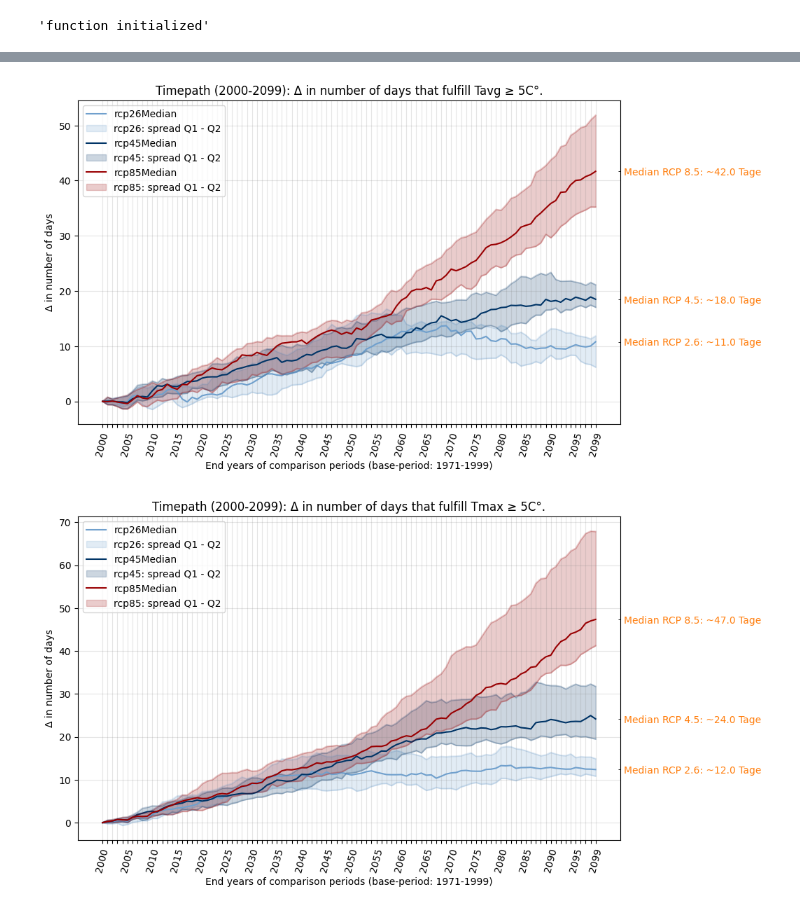
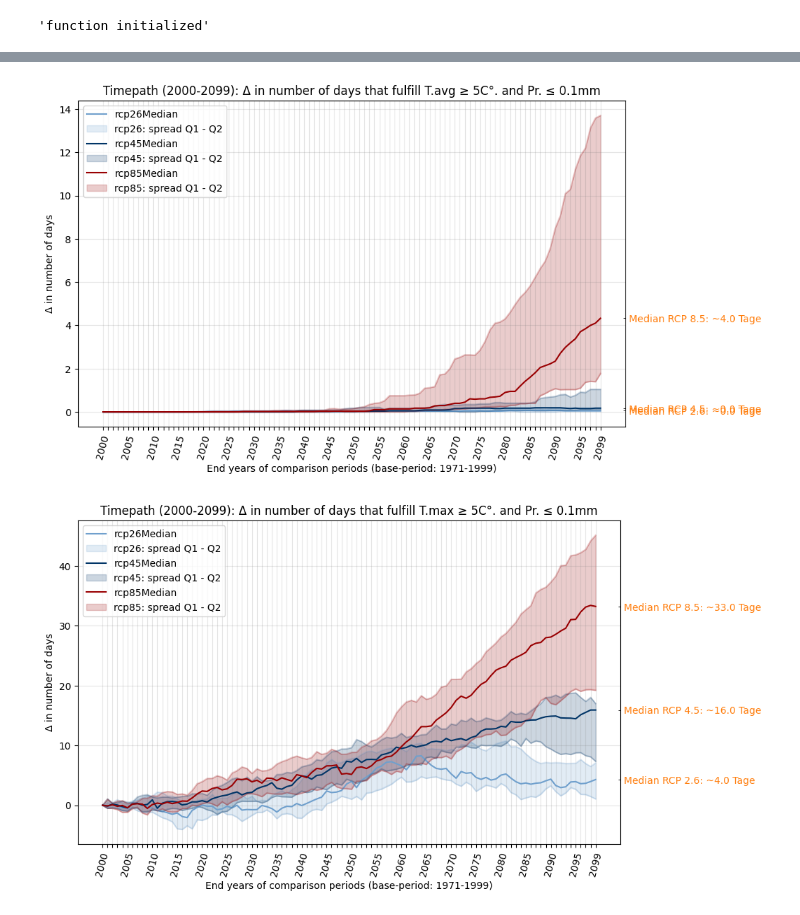
Before and after one commit to laurenzlauffer/Asys2_Klimaprojektionen_Analyse, a Jupyter notebook: Moelltal_Klimaprojektionen_07.02.2023.ipynb, the cells around one changed output, grey strips where cells are left out. Saved outputs shown, nothing was run; the diff lists cells and outputs as text; code cells hidden in the pictures.

Commit message:
final edits on timepath-function

```diff
--- a/Moelltal_Klimaprojektionen_07.02.2023.ipynb
+++ b/Moelltal_Klimaprojektionen_07.02.2023.ipynb
@@ -395,7 +395,7 @@ def filter_values(voi, ind_val, which='both', p2_lower_bound = 2071, p2_upper_bo
             rel_t_var = rel_t_var # relevant temperature variable (whether this var should take into account
                                   # certain pr.-levels)
             indicator_1 = ind_val # C°.
-            indicator_pr = 1 # mm (kg/m^2)  --> fixed value
+            indicator_pr = 0.1 # mm (kg/m^2)  --> fixed value
             indicator_2 = 26
 
         if voi != 0:
@@ -458,7 +458,7 @@ def filter_values(voi, ind_val, which='both', p2_lower_bound = 2071, p2_upper_bo
                             for value in range(len(langes_dict[year][var][rcp][model_index])):
 
                                 if ((langes_dict[year][var][rcp][model_index][value] >= indicator_1) and
-                                    ((langes_dict[year][2][rcp][model_index][value] < indicator_pr))): # --> precipitation condition for rel_t_var
+                                    ((langes_dict[year][2][rcp][model_index][value] <= indicator_pr))): # --> precipitation condition for rel_t_var
                                     period_dict[year][var][rcp][model_index].append(langes_dict[year][var][rcp][model_index][value])
 
                 if (voi != 0) or ((voi == 0) and (var != rel_t_var)):
@@ -491,7 +491,7 @@ def filter_values(voi, ind_val, which='both', p2_lower_bound = 2071, p2_upper_bo
                                 if (((voi == 0) and (var == 2)) or (voi == 3)):
                                     indicator = indicator_pr
 
-                                    if (langes_dict[year][var][rcp][model_index][value] < indicator):
+                                    if (langes_dict[year][var][rcp][model_index][value] <= indicator):
 #                                         print(indicator, [year],[var],[rcp],[model_index],[value], langes_dict[year][var][rcp][model_index][value])
                                         period_dict[year][var][rcp][model_index].append(langes_dict[year][var][rcp][model_index][value])
 
@@ -512,7 +512,7 @@ filter_values(0,26,which='p1',rel_t_var=0,init=True)
 # %% [output]
 'function initialized'
 # %%
-period_1 = filter_values(0,5,'p1', rel_t_var=0, init=False)[1]
+period_1 = filter_values(0,5,'p1', rel_t_var=1, init=False)[1]
 # %%
 # 8
 
@@ -577,19 +577,28 @@ def calculate_averages(voi, ind_val, which='both', p2_lower_bound = 2071, p2_upp
                 for model in range(model_range):
                     period_1_model_temp_list = []
                     period_2_model_temp_list = []
+#                     number_of_zero_values_p_1 = 0
+#                     number_of_zero_values_p_2 = 0
 
                     for year_p_1 in range(1971,2000):
                         year_p_2 = year_p_1 + 100
                         year_p_2 = p2_lower_bound + (year_p_1 - 1971)
 
-#                         if (len(period_1[year_p_1][var][rcp][model]) != 0):
-                        period_1_model_temp_list.append(len(period_1[year_p_1][var][rcp][model]))
+                        if (len(period_1[year_p_1][var][rcp][model]) != 0):
+                            period_1_model_temp_list.append(len(period_1[year_p_1][var][rcp][model]))
+                        if (len(period_1[year_p_1][var][rcp][model]) == 0):
+                            period_1_model_temp_list.append(0)
+#                             number_of_zero_values_p_1 = number_of_zero_values_p_1 + 1
 
-#                         if (len(period_2[year_p_2][var][rcp][model]) != 0):
-                        period_2_model_temp_list.append(len(period_2[year_p_2][var][rcp][model]))
+                        if (len(period_2[year_p_2][var][rcp][model]) != 0):
+                            period_2_model_temp_list.append(len(period_2[year_p_2][var][rcp][model]))
+                        if (len(period_2[year_p_2][var][rcp][model]) == 0):
+                            period_2_model_temp_list.append(0)
+#                             number_of_zero_values_p_2 = number_of_zero_values_p_2 + 1
 
 
                     average_list[var][rcp][model] = [np.mean(period_1_model_temp_list),np.mean(period_2_model_temp_list)]
+
 #                     if pd.isna(average_list[var][rcp][model][0]) == True:
 #                         average_list[var][rcp][model][0] = 0
 #                     if pd.isna(average_list[var][rcp][model][1]) == True:
@@ -599,7 +608,7 @@ def calculate_averages(voi, ind_val, which='both', p2_lower_bound = 2071, p2_upp
 
 # calculate_averages(0,26,which='both',rel_t_var=1,init=False)
 # calculate_averages(1,5,p2_lower_bound=1980,p2_upper_bound=2009)
-calculate_averages(0,26,rel_t_var=0, init=True)
+calculate_averages(0,26, rel_t_var=1, init=True)
 # %% [output]
 'function initialized'
 # %%
@@ -821,8 +831,8 @@ def timepath(ind_val, rel_t_var = 1, init = False):
         changes_dict = create_changes_dict()
 
         rcps = ['rcp26','rcp45','rcp85']
-        RGB_list = ['#70A0CD','#003466','#990002']
-        variable_in_title = ['Tavg','Tmax','Pr']
+        HEX_list = ['#70A0CD','#003466','#990002']
+        variable_in_title = ['T.avg','T.max','Pr.']
 
 
 
@@ -851,11 +861,11 @@ def timepath(ind_val, rel_t_var = 1, init = False):
             median_values = []
             for rcp in range(3):
                 if rcp == 0:
-                    plot_color = RGB_list[0]
+                    plot_color = HEX_list[0]
                 if rcp == 1:
-                    plot_color = RGB_list[1]
+                    plot_color = HEX_list[1]
                 if rcp == 2:
-                    plot_color = RGB_list[2]
+                    plot_color = HEX_list[2]
 
                 for perc in range(3):
                     if perc == 0:
@@ -887,34 +897,34 @@ def timepath(ind_val, rel_t_var = 1, init = False):
                     if perc == 2:
                         plt.plot(x,y_list, c=plot_color, alpha=plot_alpha)
 
 
                 plt.fill_between(x,y_Q1,y_Q2,color=plot_color, alpha=plot_alpha, label=rcps[rcp]+': spread Q1 - Q2')
 
 
             plt.xticks([tick for tick in range(0,100)],
                        labels=[str(tick) if (tick%5==0 or tick==2099) else '' for tick in range(2000,2100)],
                        rotation=75)
             plt.gca().tick_params(axis='x', which='major', direction='out', right=False,labelright=False, labelleft=False)
             plt.grid(axis='x',color='tab:grey',alpha=0.2)
             plt.xlabel('End years of comparison periods (base-period: 1971-1999)')
 
 
             plt.yticks()
             plt.yticks(median_values, minor=True,
                        labels=['Median RCP 2.6: ~'+str(round(median_values[0],0))+' Tage',
                                'Median RCP 4.5: ~'+str(round(median_values[1],0))+' Tage',
                                'Median RCP 8.5: ~'+str(round(median_values[2],0))+' Tage'], color='tab:orange')
             plt.gca().tick_params(axis='y', which='minor', direction='in', right=True,
                                   labelright=True,left=False,labelleft=False)
             plt.ylabel('Δ in number of days')
 
 
             plt.grid(axis='y',color='tab:grey',alpha=0.2)
             plt.legend()
-            plt.title('Timepath (2000-2099): Δ in number of days that fulfill '+variable_in_title[var]+' ≥ '+ str(ind_val) + "C°.")
+            plt.title('Timepath (2000-2099): Δ in number of days that fulfill '+variable_in_title[var]+' ≥ '+ str(ind_val) + "C°."+' and Pr. ≤ 0.1mm')
             plt.show()
 
-timepath(5,rel_t_var=0,init=False)
+timepath(5,rel_t_var=1,init=False)
 # %% [output]
-[figure, old version]
+[figure, new version]
-[figure, old version]
+[figure, new version]
```
Also changed, not shown: parts of 3 cells of this notebook.
